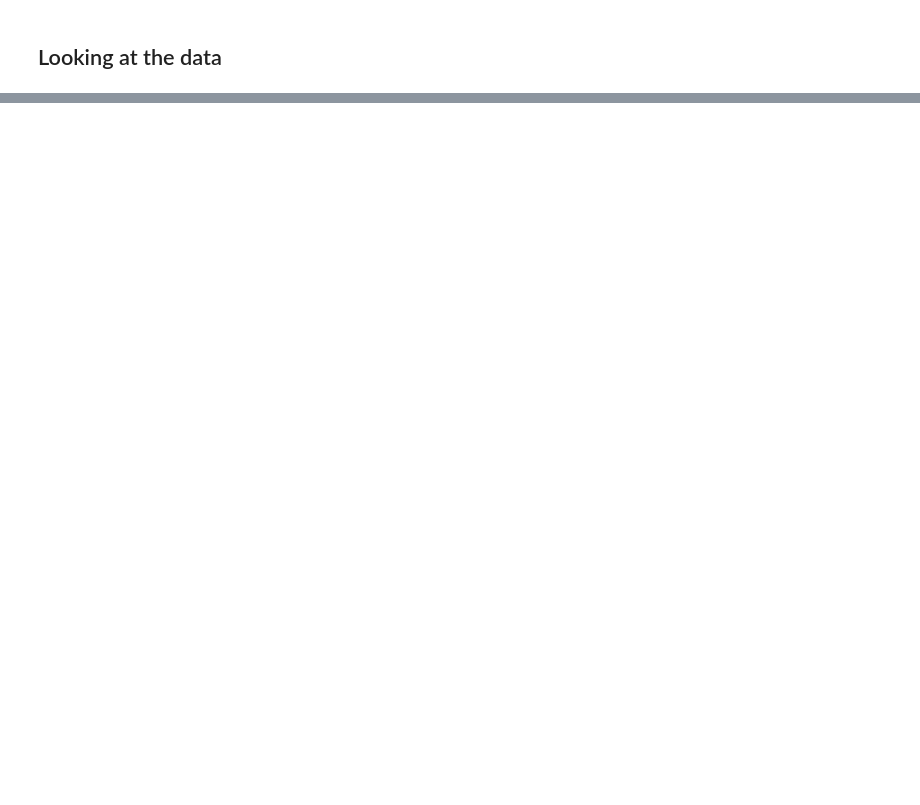
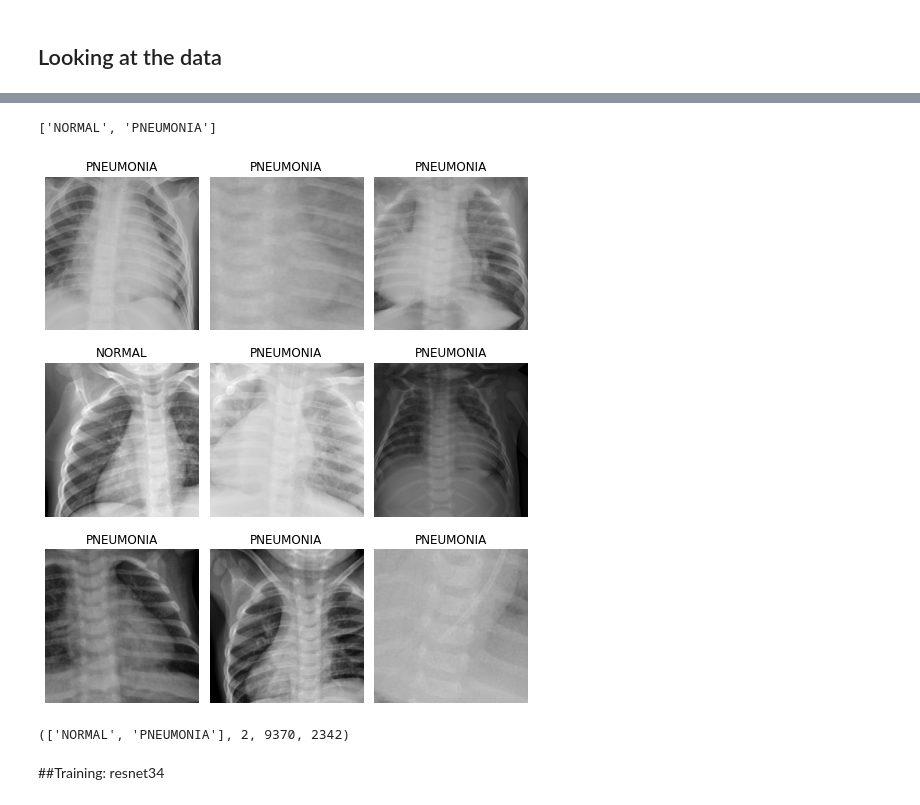
Before and after one commit to Shukriy/fastai, a Jupyter notebook: Pneumonia_Image_Dataset_Fastai.ipynb, the cells around one changed output, grey strips where cells are left out. Drawn from its saved outputs; the diff is of its cells as text; code cells hidden in the pictures; blank space fills up the shorter version.

Commit message:
Trained the resnet35 and  resnet50 with results

```diff
--- a/Pneumonia_Image_Dataset_Fastai.ipynb
+++ b/Pneumonia_Image_Dataset_Fastai.ipynb
@@ -45,2 +33,20 @@ chest-xray-pneumonia.zip  kaggle.json
 # %%
-# path = /content/gdrive/My Drive/kaggle/chest_xray/_MACOSX/chest_xray
+path = '/content/drive/My Drive/kaggle/chest_xray'
+# %%
+np.random.seed(42)
+data = ImageDataBunch.from_folder(path, train=".", valid_pct=0.2,
+        ds_tfms=get_transforms(),  size=224, bs=bs).normalize(imagenet_stats)
+# %%
+data.classes
+# %% [output]
+['NORMAL', 'PNEUMONIA']
+# %%
+data.show_batch(rows=3, figsize=(7,8))
+# %% [output]
+[figure, added]
+# %%
+data.classes, data.c, len(data.train_ds), len(data.valid_ds)
+# %% [output]
+(['NORMAL', 'PNEUMONIA'], 2, 9370, 2342)
+# %% [markdown]
+##Training: resnet34
```
Also changed, not shown: parts of 35 cells of this notebook.
